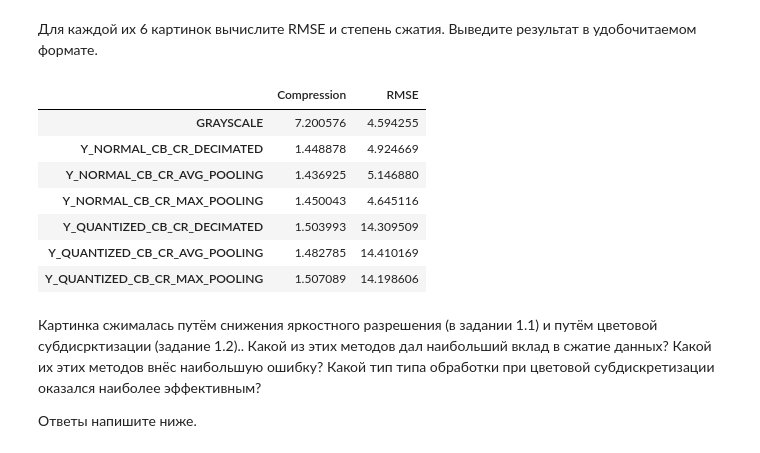
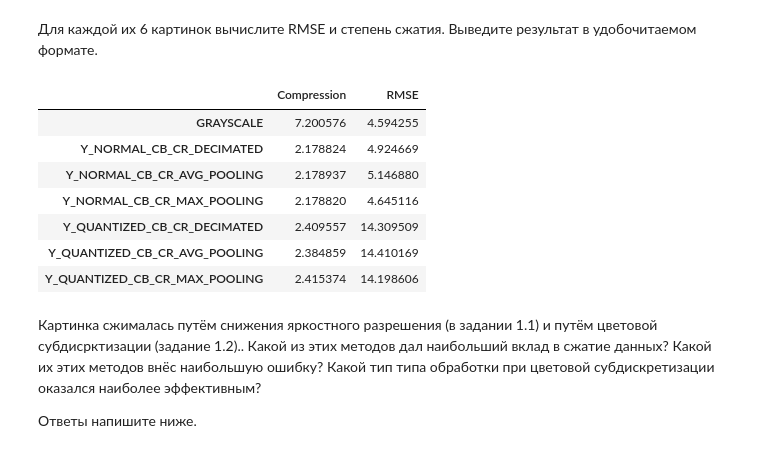
Before and after one commit to ratatatan/itmo-oomd, a Jupyter notebook: Лабораторная_работа_1_Толкачев_К3161.ipynb, the cells around one changed output. Drawn from its saved outputs; the diff is of its cells as text; code cells hidden in the pictures.

```diff
--- a/Лабораторная_работа_1_Толкачев_К3161.ipynb
+++ b/Лабораторная_работа_1_Толкачев_К3161.ipynb
@@ -287,20 +287,20 @@ def modify_channels(img: signal, func: Callable, m: int = 2) \
   Cr_sub = func(new_img[:, :, 2], m)
   new_img[:, :, 1] = reconstruct_from_subdiscretization(Cb_sub, m)
   new_img[:, :, 2] = reconstruct_from_subdiscretization(Cr_sub, m)
-  return ycbcr_to_rgb(new_img), (Cb_sub, Cr_sub)
+  return ycbcr_to_rgb(new_img)
 # %%
-Y_MOD_IMAGE = np.stack((Y_copy.copy(),
+Y_QUANTIZED_IMAGE = np.stack((Y_copy.copy(),
                         YCBCR_IMAGE[:, :, 1].copy(),
                         YCBCR_IMAGE[:, :, 2].copy()),
                        axis=-1)
 # %%
-Y_NORMAL_DECIMATED_IMAGE, Y_NORMAL_DECIMATED_CBCR = modify_channels(YCBCR_IMAGE, decimate_channel)
-Y_NORMAL_AVG_IMAGE, Y_NORMAL_AVG_CBCR = modify_channels(YCBCR_IMAGE, avg_pool_channel)
-Y_NORMAL_MAX_IMAGE, Y_NORMAL_MAX_CBCR = modify_channels(YCBCR_IMAGE, max_pool_channel)
+Y_NORMAL_DECIMATED_IMAGE = modify_channels(YCBCR_IMAGE, decimate_channel)
+Y_NORMAL_AVG_IMAGE = modify_channels(YCBCR_IMAGE, avg_pool_channel)
+Y_NORMAL_MAX_IMAGE = modify_channels(YCBCR_IMAGE, max_pool_channel)
 
-Y_MOD_DECIMATED_IMAGE, Y_MOD_DECIMATED_CBCR = modify_channels(Y_MOD_IMAGE, decimate_channel)
-Y_MOD_AVG_IMAGE, Y_MOD_AVG_CBCR = modify_channels(Y_MOD_IMAGE, avg_pool_channel)
-Y_MOD_MAX_IMAGE, Y_MOD_MAX_CBCR = modify_channels(Y_MOD_IMAGE, max_pool_channel)
+Y_QUANTIZED_DECIMATED_IMAGE = modify_channels(Y_QUANTIZED_IMAGE, decimate_channel)
+Y_QUANTIZED_AVG_IMAGE = modify_channels(Y_QUANTIZED_IMAGE, avg_pool_channel)
+Y_QUANTIZED_MAX_IMAGE = modify_channels(Y_QUANTIZED_IMAGE, max_pool_channel)
 # %%
 imshow(Y_NORMAL_DECIMATED_IMAGE)
 # %% [output]
@@ -411,34 +411,44 @@ def mse(c1: signal, c2: signal, root: bool = False) -> float32:
   return value if not root else np.sqrt(value)
 
 
-def compression_rate(channels: list[signal]) -> float32:
-  return 24/np.average(entropy(_) for _ in channels) # энтропия для каналов Cb Cr несет вклад в 4 раза меньше
+def compression_rate(
+    channels: list[signal],
+    decimated: list[int] = []) -> float32:
+    return 24/np.sum(entropy(c) if not i in decimated else entropy(c)/4
+                     for i, c in enumerate(channels))
 
 
 df = pd.DataFrame({"Compression": [compression_rate([Y_copy]),
                                   compression_rate(
-                                      [Y_NORMAL_DECIMATED_IMAGE[:, :, 0],
-                                      *Y_NORMAL_DECIMATED_CBCR]
+                                      [Y_NORMAL_DECIMATED_IMAGE[:, :, _]
+                                       for _ in range(0, 3)],
+                                      [1, 2]
                                   ),
                                   compression_rate(
-                                      [Y_NORMAL_AVG_IMAGE[:, :, 0],
-                                      *Y_NORMAL_AVG_CBCR]
+                                      [Y_NORMAL_AVG_IMAGE[:, :, _]
+                                       for _ in range(0, 3)],
+                                      [1, 2]
                                   ),
                                   compression_rate(
-                                      [Y_NORMAL_MAX_IMAGE[:, :, 0],
-                                      *Y_NORMAL_MAX_CBCR]
+                                      [Y_NORMAL_MAX_IMAGE[:, :, _]
+                                       for _ in range(0, 3)],
+                                      [1, 2]
                                   ),
                                   compression_rate(
-                                      [Y_MOD_DECIMATED_IMAGE[:, :, 0],
-                                      *Y_MOD_DECIMATED_CBCR]
+                                      [Y_QUANTIZED_DECIMATED_IMAGE[:, :, _]
+                                       for _ in range(0, 3)],
+                                      [1, 2]
                                   ),
                                   compression_rate(
-                                      [Y_MOD_AVG_IMAGE[:, :, 0],
-                                      *Y_MOD_AVG_CBCR]
+                                      [Y_QUANTIZED_AVG_IMAGE[:, :, _]
+                                       for _ in range(0, 3)],
+                                      [1, 2]
+
                                   ),
                                   compression_rate(
-                                      [Y_MOD_MAX_IMAGE[:, :, 0],
-                                      *Y_MOD_MAX_CBCR]
+                                      [Y_QUANTIZED_MAX_IMAGE[:, :, _]
+                                       for _ in range(0, 3)],
+                                      [1, 2]
                                   ),
                     ],
                     "RMSE": [
@@ -446,52 +456,52 @@ df = pd.DataFrame({"Compression": [compression_rate([Y_copy]),
                         np.sum(
                          mse(RGB_IMAGE[:, :, _],
                               Y_NORMAL_DECIMATED_IMAGE[:, :, _], root=True)
-                          for _ in range(0,3)
+                          for _ in range(0, 3)
                         ),
                         np.sum(
                          mse(RGB_IMAGE[:, :, _],
                               Y_NORMAL_AVG_IMAGE[:, :, _], root=True)
-                          for _ in range(0,3)
+                          for _ in range(0, 3)
                         ),
                         np.sum(
                          mse(RGB_IMAGE[:, :, _],
                               Y_NORMAL_MAX_IMAGE[:, :, _], root=True)
-                          for _ in range(0,3)
+                          for _ in range(0, 3)
                         ),
                         np.sum(
                          mse(RGB_IMAGE[:, :, _],
-                              Y_MOD_DECIMATED_IMAGE[:, :, _], root=True)
-                          for _ in range(0,3)
+                              Y_QUANTIZED_DECIMATED_IMAGE[:, :, _], root=True)
+                          for _ in range(0, 3)
                         ),
                         np.sum(
                          mse(RGB_IMAGE[:, :, _],
-                              Y_MOD_AVG_IMAGE[:, :, _], root=True)
-                          for _ in range(0,3)
+                              Y_QUANTIZED_AVG_IMAGE[:, :, _], root=True)
+                          for _ in range(0, 3)
                         ),
                         np.sum(
                          mse(RGB_IMAGE[:, :, _],
-                              Y_MOD_MAX_IMAGE[:, :, _], root=True)
-                          for _ in range(0,3)
+                              Y_QUANTIZED_MAX_IMAGE[:, :, _], root=True)
+                          for _ in range(0, 3)
                         ),
                     ]
                    }, index=["GRAYSCALE",
                              "Y_NORMAL_CB_CR_DECIMATED",
                              "Y_NORMAL_CB_CR_AVG_POOLING",
                              "Y_NORMAL_CB_CR_MAX_POOLING",
                              "Y_QUANTIZED_CB_CR_DECIMATED",
                              "Y_QUANTIZED_CB_CR_AVG_POOLING",
                              "Y_QUANTIZED_CB_CR_MAX_POOLING"],
                   )
-display(df) # сжатие не может быть меньше двух
+display(df)
 # %% [output]
 |  | Compression | RMSE |
 | GRAYSCALE | 7.200576 | 4.594255 |
-| Y_NORMAL_CB_CR_DECIMATED | 1.448878 | 4.924669 |
-| Y_NORMAL_CB_CR_AVG_POOLING | 1.436925 | 5.146880 |
-| Y_NORMAL_CB_CR_MAX_POOLING | 1.450043 | 4.645116 |
-| Y_QUANTIZED_CB_CR_DECIMATED | 1.503993 | 14.309509 |
-| Y_QUANTIZED_CB_CR_AVG_POOLING | 1.482785 | 14.410169 |
-| Y_QUANTIZED_CB_CR_MAX_POOLING | 1.507089 | 14.198606 |
+| Y_NORMAL_CB_CR_DECIMATED | 2.178824 | 4.924669 |
+| Y_NORMAL_CB_CR_AVG_POOLING | 2.178937 | 5.146880 |
+| Y_NORMAL_CB_CR_MAX_POOLING | 2.178820 | 4.645116 |
+| Y_QUANTIZED_CB_CR_DECIMATED | 2.409557 | 14.309509 |
+| Y_QUANTIZED_CB_CR_AVG_POOLING | 2.384859 | 14.410169 |
+| Y_QUANTIZED_CB_CR_MAX_POOLING | 2.415374 | 14.198606 |
 # %% [markdown]
 Картинка сжималась путём снижения яркостного разрешения (в задании 1.1) и путём цветовой субдисрктизации (задание 1.2).. Какой из этих методов дал наибольший вклад в сжатие данных? Какой их этих методов внёс наибольшую ошибку?
 Какой тип типа обработки при цветовой субдискретизации оказался наиболее эффективным?
```
Also changed, not shown: parts of 10 cells of this notebook.
